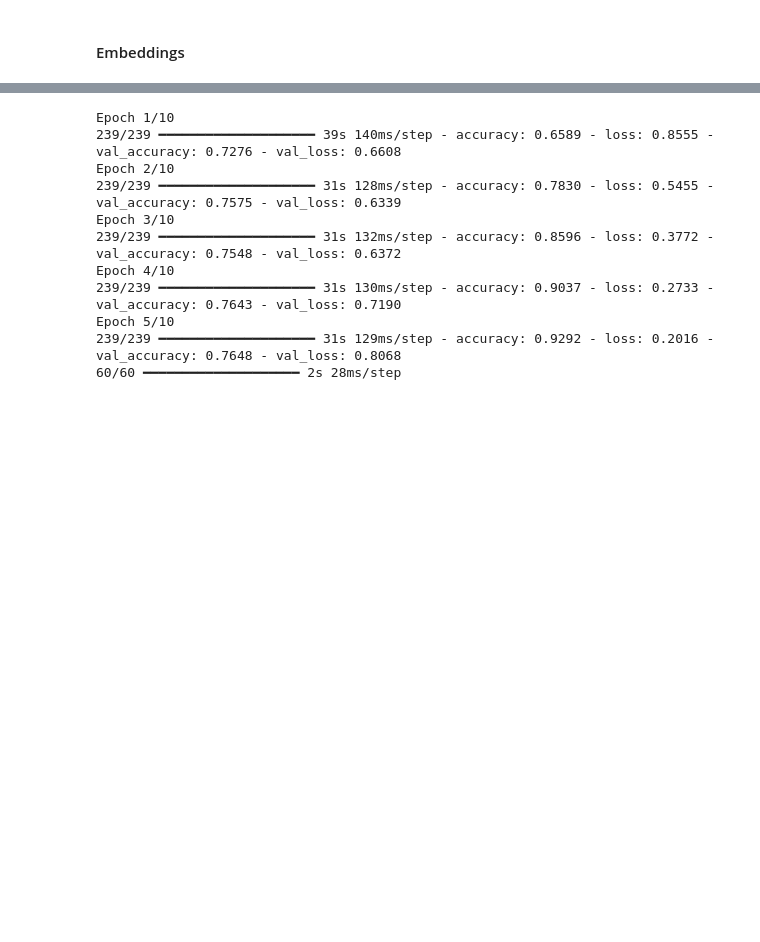
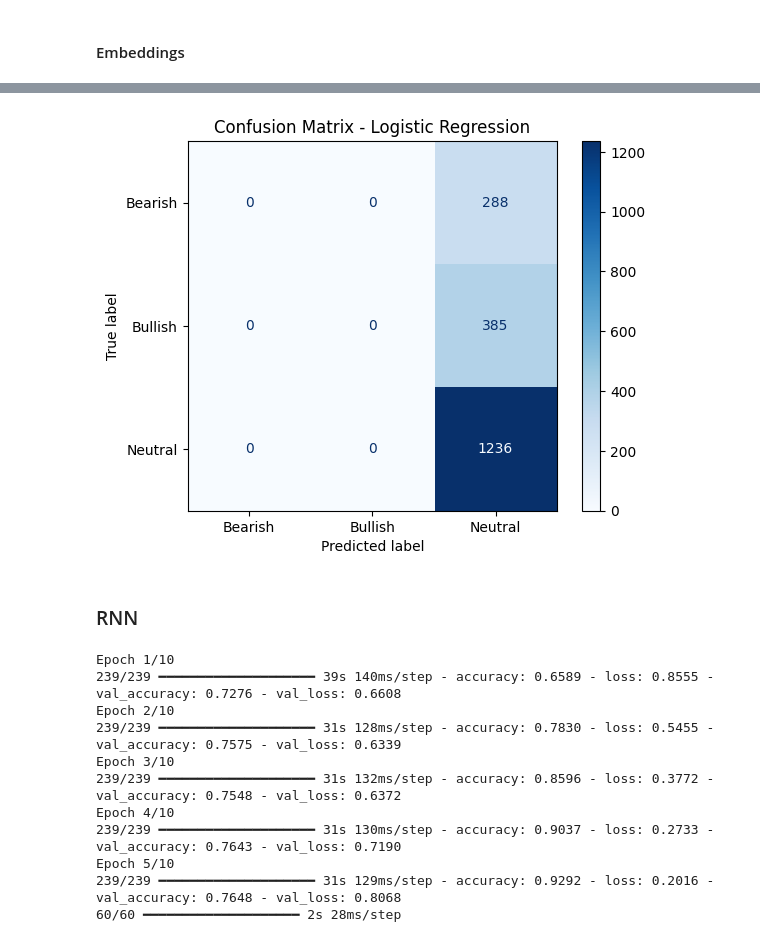
Before and after one commit to Port0goose/Text_Mining, a Jupyter notebook: Stock_Sentiment_Project.ipynb, the cells around one changed output, grey strips where cells are left out. Saved outputs shown, nothing was run; the diff lists cells and outputs as text; code cells hidden in the pictures; blank space fills up the shorter version.

Commit message:
Added Logistic Regression
Readded Logistic Regression to show how this problem can't be solved by a simple model

```diff
--- a/Stock_Sentiment_Project.ipynb
+++ b/Stock_Sentiment_Project.ipynb
@@ -580,0 +587,10 @@ for word, i in tokenizer.word_index.items():
+# %%
+scaler = StandardScaler()
+X_train_scaled = scaler.fit_transform(X_train_pad)
+X_val_scaled = scaler.transform(X_val_pad)
+# %%
+# Logistic Regression Model
+logistic_model = LogisticRegression(max_iter = 2000, C = 1.0, solver = 'lbfgs', multi_class = 'multinomial', random_state = 42)
+
+# Fit the model
+logistic_model.fit(X_train_scaled, y_train)
@@ -580,0 +599,5 @@ for word, i in tokenizer.word_index.items():
+# %%
+y_valid_pred_logistic = logistic_model.predict(X_val_scaled)
+
+# Classification report
+print(classification_report(y_val, y_valid_pred_logistic, target_names=label_map.values()))
@@ -581,3 +614,14 @@ for word, i in tokenizer.word_index.items():
+# %%
+# Copnfusion matrix
+cm_logistic = confusion_matrix(y_val, y_valid_pred_logistic)
+disp_logistic = ConfusionMatrixDisplay(confusion_matrix=cm_logistic, display_labels=label_map.values())
+disp_logistic.plot(cmap=plt.cm.Blues)
+plt.title("Confusion Matrix - Logistic Regression")
+plt.show()
+# %% [output]
+[figure, added]
+# %% [markdown]
+### RNN
 # %%
 # Recurrent Neural Network
 
```
Also changed, not shown: parts of 12 cells of this notebook.
